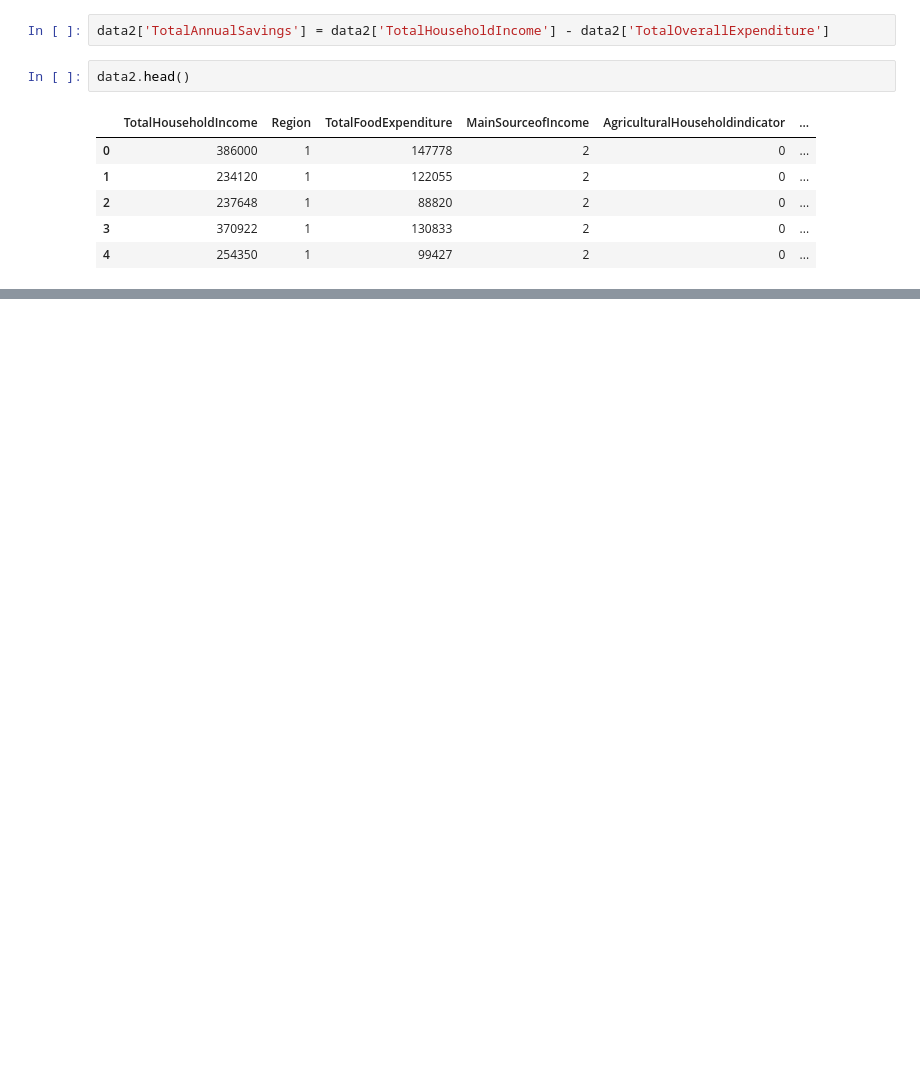
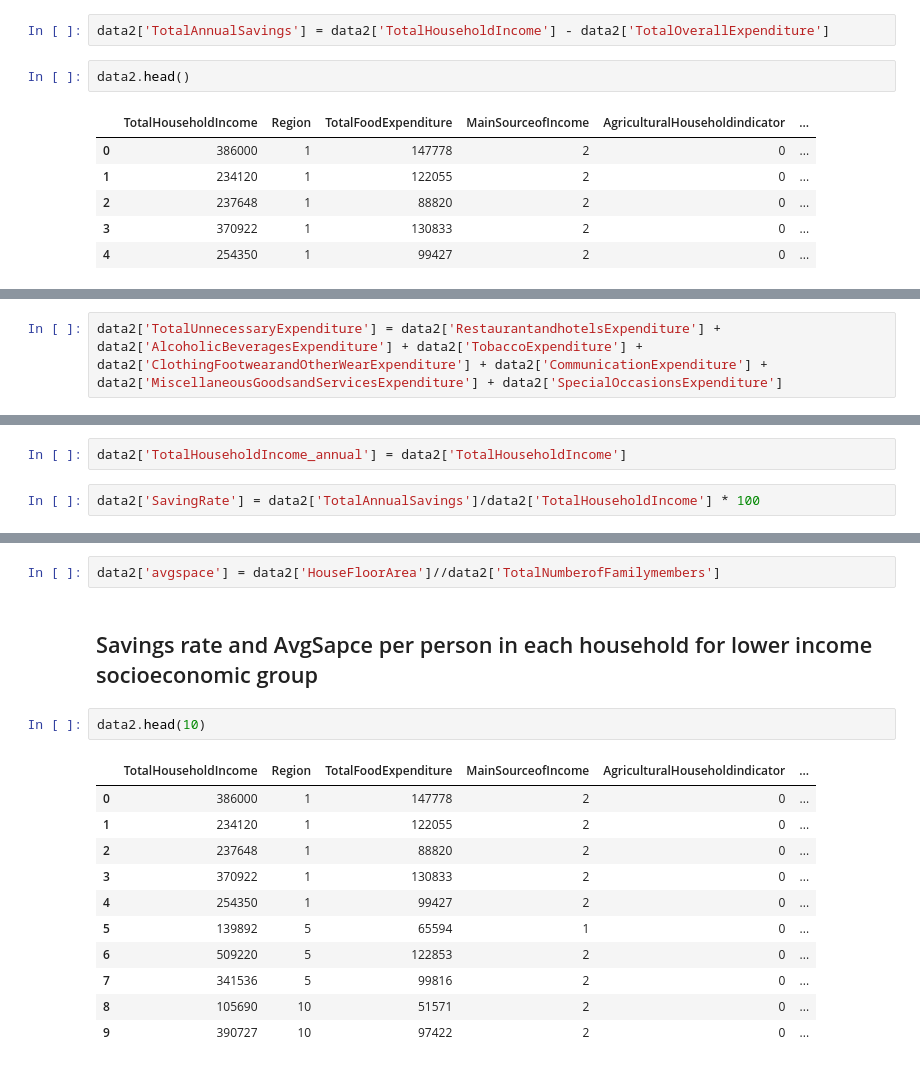
Before and after one commit to ramesht007/Equitable_Taxation_Model, a Jupyter notebook: data_analysis/Meduim income dataset-Copy1.ipynb, the cells around one changed output, grey strips where cells are left out. Cells and saved outputs as stored; diff of their text form; blank space fills up the shorter version.

```diff
--- a/data_analysis/Meduim income dataset-Copy1.ipynb
+++ b/data_analysis/Meduim income dataset-Copy1.ipynb
@@ -133,0 +110,2 @@ data2.head()
+# %%
+data2['TotalUnnecessaryExpenditure'] = data2['RestaurantandhotelsExpenditure'] + data2['AlcoholicBeveragesExpenditure'] + data2['TobaccoExpenditure'] + data2['ClothingFootwearandOtherWearExpenditure'] + data2['CommunicationExpenditure'] + data2['MiscellaneousGoodsandServicesExpenditure'] + data2['SpecialOccasionsExpenditure']
@@ -133,0 +121,4 @@ data2.head()
+# %%
+data2['TotalHouseholdIncome_annual'] = data2['TotalHouseholdIncome']
+# %%
+data2['SavingRate'] = data2['TotalAnnualSavings']/data2['TotalHouseholdIncome'] * 100
@@ -133,0 +145,18 @@ data2.head()
+# %%
+data2['avgspace'] = data2['HouseFloorArea']//data2['TotalNumberofFamilymembers']
+# %% [markdown]
+## Savings rate and AvgSapce per person in each household for lower income socioeconomic group
+# %%
+data2.head(10)
+# %% [output]
+|  | TotalHouseholdIncome | Region | TotalFoodExpenditure | MainSourceofIncome | AgriculturalHouseholdindicator | ... |
+| 0 | 386000 | 1 | 147778 | 2 | 0 | ... |
+| 1 | 234120 | 1 | 122055 | 2 | 0 | ... |
+| 2 | 237648 | 1 | 88820 | 2 | 0 | ... |
+| 3 | 370922 | 1 | 130833 | 2 | 0 | ... |
+| 4 | 254350 | 1 | 99427 | 2 | 0 | ... |
+| 5 | 139892 | 5 | 65594 | 1 | 0 | ... |
+| 6 | 509220 | 5 | 122853 | 2 | 0 | ... |
+| 7 | 341536 | 5 | 99816 | 2 | 0 | ... |
+| 8 | 105690 | 10 | 51571 | 2 | 0 | ... |
+| 9 | 390727 | 10 | 97422 | 2 | 0 | ... |
```
Also changed, not shown: parts of 10 cells of this notebook, 22 other files.
